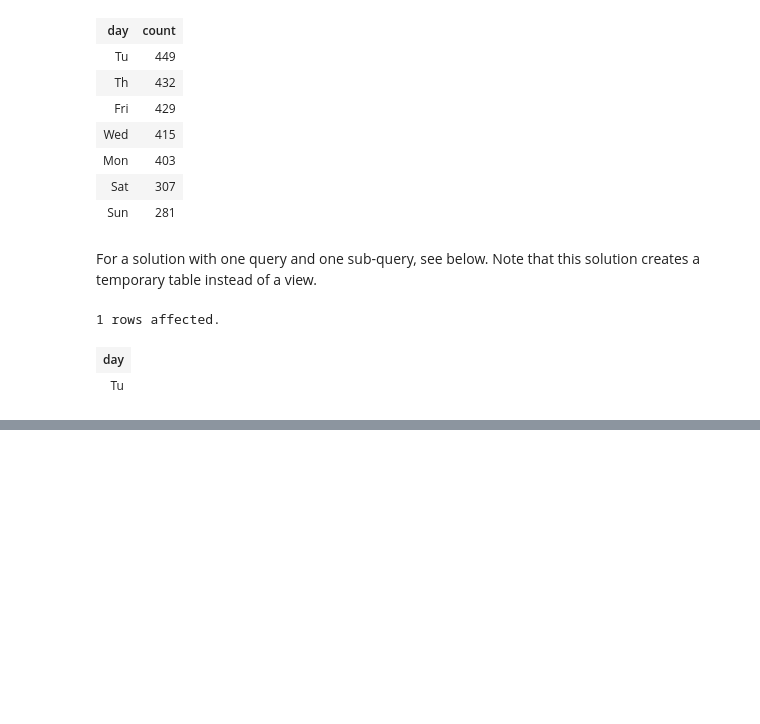
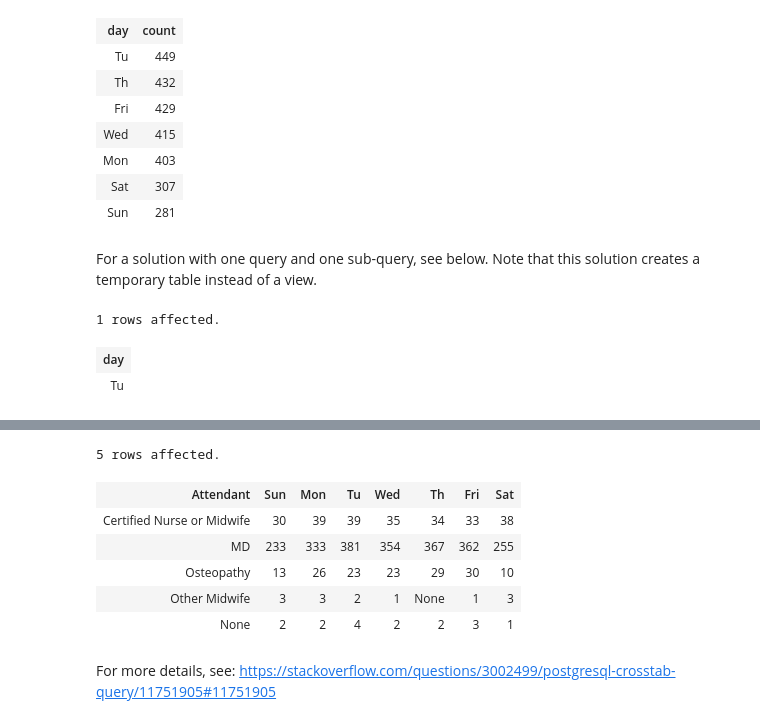
Before and after one commit to nwespe/CDPredictor, a Jupyter notebook: SQL Practice.ipynb, the cells around one changed output, grey strips where cells are left out. Cells and saved outputs as stored; diff of their text form; code cells hidden in the pictures; blank space fills up the shorter version.

```diff
--- a/SQL Practice.ipynb
+++ b/SQL Practice.ipynb
@@ -88,0 +162,26 @@ WHERE count = (SELECT MAX(count) FROM day_counts)
+# %%
+%%sql
+SELECT *
+FROM crosstab(
+    'SELECT attendant, day, COUNT(*) as ct FROM birth_data_table GROUP BY attendant, day ORDER BY 1,2'
+      -- below, we list all the unique values in day
+      -- these will become the columns
+      -- hard-coding them ensures that the order matches what we specify later
+,$$VALUES ('Sun'::text), ('Mon'::text), ('Tu'::text), ('Wed'::text), ('Th'::text), ('Fri'::text), ('Sat'::text)$$
+)
+AS ct (
+  -- first column has each unique value for the rows
+"Attendant" text,
+  -- now we list the columns
+"Sun" text, "Mon" text, "Tu" text, "Wed" text, "Th" text, "Fri" text, "Sat" text
+);
+# %% [output]
+5 rows affected.
+| Attendant | Sun | Mon | Tu | Wed | Th | Fri | Sat |
+| Certified Nurse or Midwife | 30 | 39 | 39 | 35 | 34 | 33 | 38 |
+| MD | 233 | 333 | 381 | 354 | 367 | 362 | 255 |
+| Osteopathy | 13 | 26 | 23 | 23 | 29 | 30 | 10 |
+| Other Midwife | 3 | 3 | 2 | 1 | None | 1 | 3 |
+| None | 2 | 2 | 4 | 2 | 2 | 3 | 1 |
+# %% [markdown]
+For more details, see: https://stackoverflow.com/questions/3002499/postgresql-crosstab-query/11751905#11751905
```
Also changed, not shown: parts of 14 cells of this notebook.
